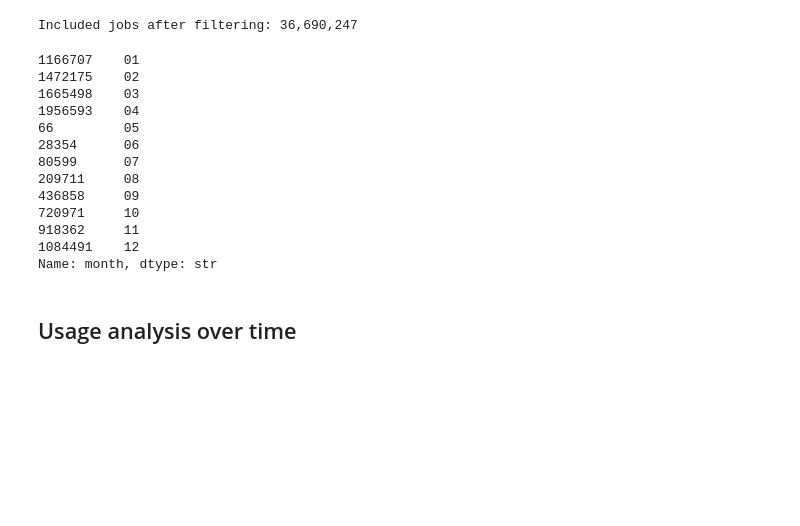
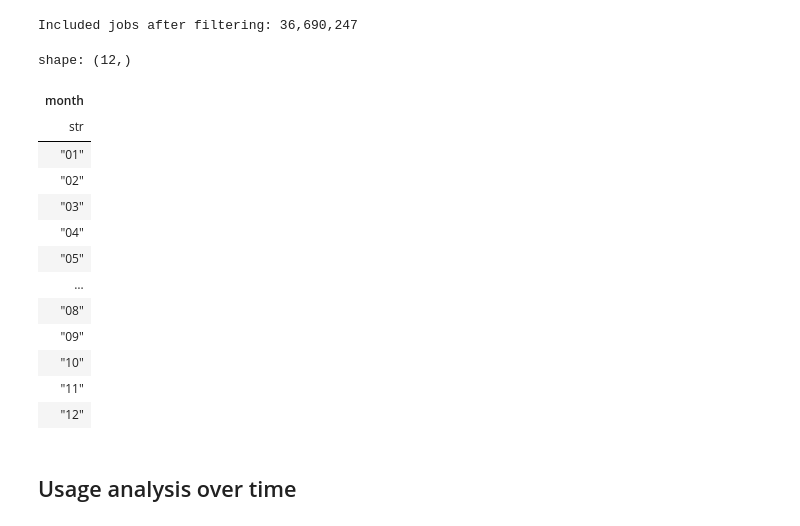
Before and after one commit to kcl-eresearch/hpc-data-analysis, a Jupyter notebook: notebooks/analyse_create_usage.ipynb, the cells around one changed output. Cells and saved outputs as stored; diff of their text form; code cells hidden in the pictures; blank space fills up the shorter version.

```diff
--- a/notebooks/analyse_create_usage.ipynb
+++ b/notebooks/analyse_create_usage.ipynb
@@ -80,7 +120,7 @@ input_files = [
     ]
 
 df_list = [read_job_metrics(input) for input in input_files]
-df = pd.concat(df_list).drop_duplicates()
+df = pl.concat(df_list).unique()
 df = fix_faculty_labels(df, faculty_merge=FACULTY_MERGE, faculty_abbrev=FACULTY_ABBREV)
 
 print(f'Included jobs: {len(df):,}')
@@ -88,38 +128,43 @@ print(f'Included jobs: {len(df):,}')
 Included jobs: 37,964,778
 # %%
 # calculate additional required columns
-df['time_submit'] = df['time_start'] - pd.to_timedelta(df['wait_sec'], unit='s')
-df['submit_day'] = df['time_submit'].dt.floor('D')
-df['submit_month'] = df['submit_day'].dt.strftime('%Y-%m')
-
-df['start_day'] = df['time_start'].dt.floor('D')
-df['month'] = df['submit_day'].dt.strftime('%m')
+df = df.with_columns(
+    (pl.col('time_start') - pl.duration(seconds=pl.col('wait_sec'))).alias('time_submit')
+    ).with_columns(
+        pl.col('time_submit').dt.truncate('1d').alias('submit_day'),
+        pl.col('time_start').dt.truncate('1d').alias('start_day')
+    ).with_columns(
+        pl.col('submit_day').dt.strftime('%Y-%m').alias('submit_month'),
+        pl.col('submit_day').dt.strftime('%m').alias('month'),
+    )
 
 # filter out first month in data
-df = df[df['submit_month'] != '2022-04']
-# filter invalid submit times - jobs that never started
-df = df[df['submit_day'] != unix_zerotime]
+df = df.filter(
+    (pl.col("submit_month") != "2022-04") &
+    (pl.col("submit_day") != unix_zerotime)
+)
 
 print(f'Included jobs after filtering: {len(df):,}')
 # %% [output]
 Included jobs after filtering: 36,690,247
 # %%
-legend_order = df['month'].drop_duplicates().sort_values()
+legend_order = df['month'].unique().sort()
 legend_order
 # %% [output]
-1166707    01
-1472175    02
-1665498    03
-1956593    04
-66         05
-28354      06
-80599      07
-209711     08
-436858     09
-720971     10
-918362     11
-1084491    12
-Name: month, dtype: str
+shape: (12,)
+| month |
+| str |
+| "01" |
+| "02" |
+| "03" |
+| "04" |
+| "05" |
+| … |
+| "08" |
+| "09" |
+| "10" |
+| "11" |
+| "12" |
 # %% [markdown]
 ## Usage analysis over time
 # %%
```
Also changed, not shown: parts of 9 cells of this notebook.
